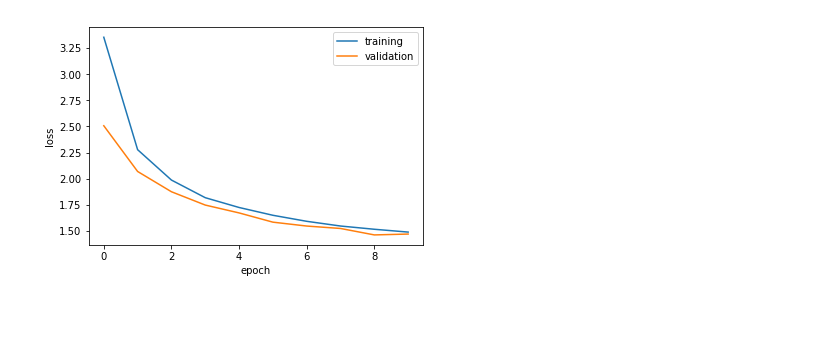
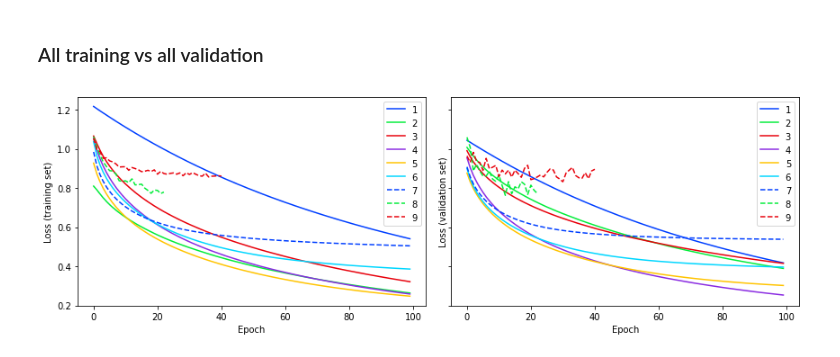
Before and after one commit to fbickfordsmith/attention-msc, a Jupyter notebook: plotting/plot_training.ipynb, the cells around one changed output. Drawn from its saved outputs; the diff is of its cells as text; code cells hidden in the pictures; blank space fills up the shorter version.

Commit message:
Updated plots

```diff
--- a/plotting/plot_training.ipynb
+++ b/plotting/plot_training.ipynb
@@ -2,5 +3,2 @@
 import pandas as pd
 import matplotlib.pyplot as plt
-# %%
-df = pd.read_csv('vgg16/attention-model-results.csv', index_col=0)
-df
@@ -37,9 +4,0 @@ plt.show()
-# %%
-plt.plot(df['loss'], label='training')
-plt.plot(df['val_loss'], label='validation')
-plt.xlabel('epoch')
-plt.ylabel('loss')
-plt.legend()
-plt.show()
-# %% [output]
-[figure, removed]
@@ -45,0 +7,28 @@ plt.show()
+# %%
+plt.style.use('seaborn-bright')
+colors = plt.rcParams['axes.prop_cycle'].by_key()['color']
+linestyles = ['-' for _ in range(len(colors))]
+linestyles.extend('--' for _ in range(len(colors)))
+# %% [markdown]
+### All training vs all validation
+# %%
+type_context = 'size'
+
+fig, ax = plt.subplots(1, 2, sharey=True, figsize=(12, 4))
+
+for i in range(9):
+    df = pd.read_csv(f'{path}training/{type_context}context{i:02}_training.csv', index_col=0)
+    ax[0].plot(df['loss'], label=i+1, linestyle=linestyles[i])
+    ax[1].plot(df['val_loss'], label=i+1, linestyle=linestyles[i])
+
+ax[0].set_xlabel('Epoch')
+ax[1].set_xlabel('Epoch')
+ax[0].set_ylabel('Loss (training set)')
+ax[1].set_ylabel('Loss (validation set)')
+ax[0].legend()
+ax[1].legend()
+plt.tight_layout()
+plt.savefig(f'{path}plotting/sizecontexts_training.png', dpi=200)
+plt.show()
+# %% [output]
+[figure, added]
```
Also changed, not shown: parts of 9 cells of this notebook, 24 other files.
